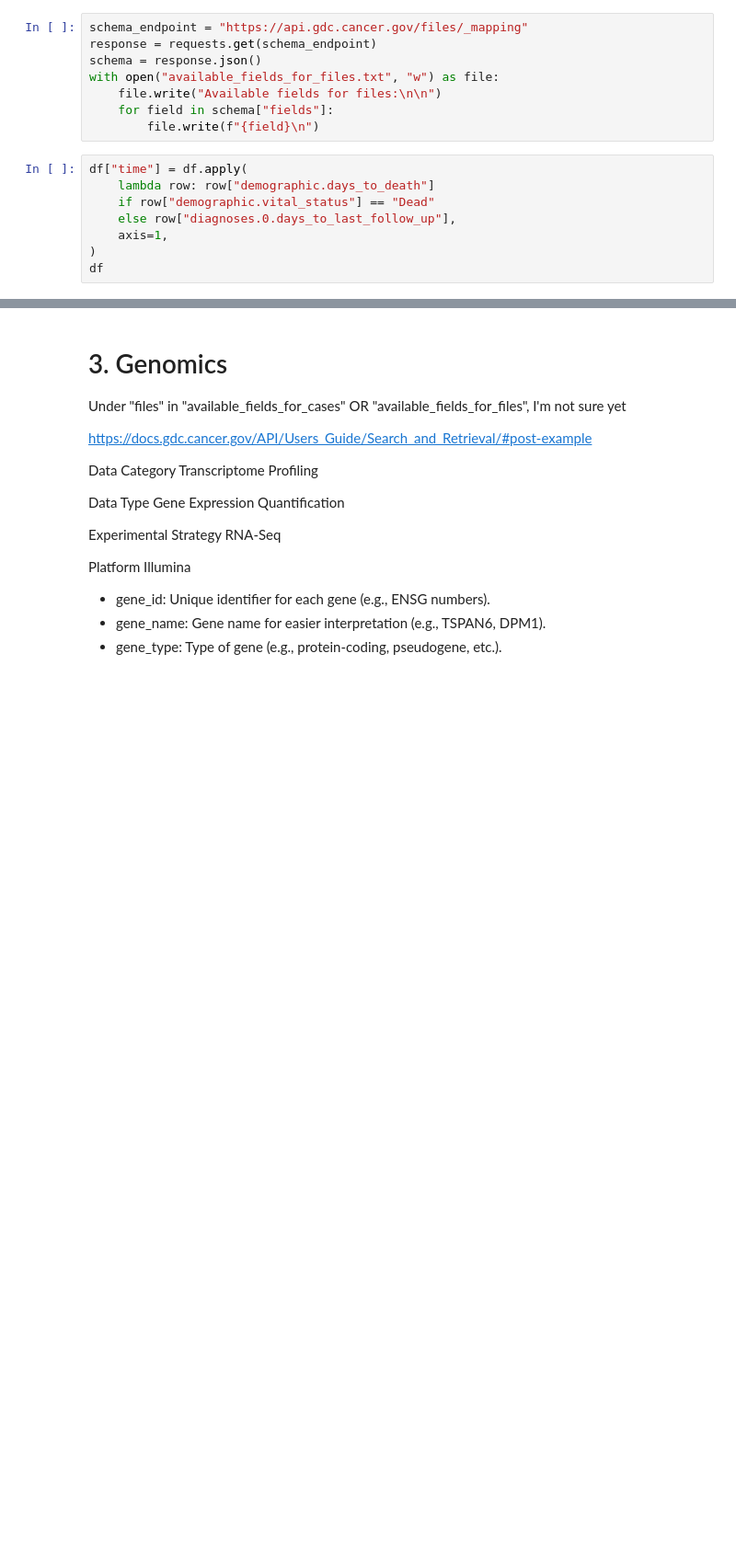
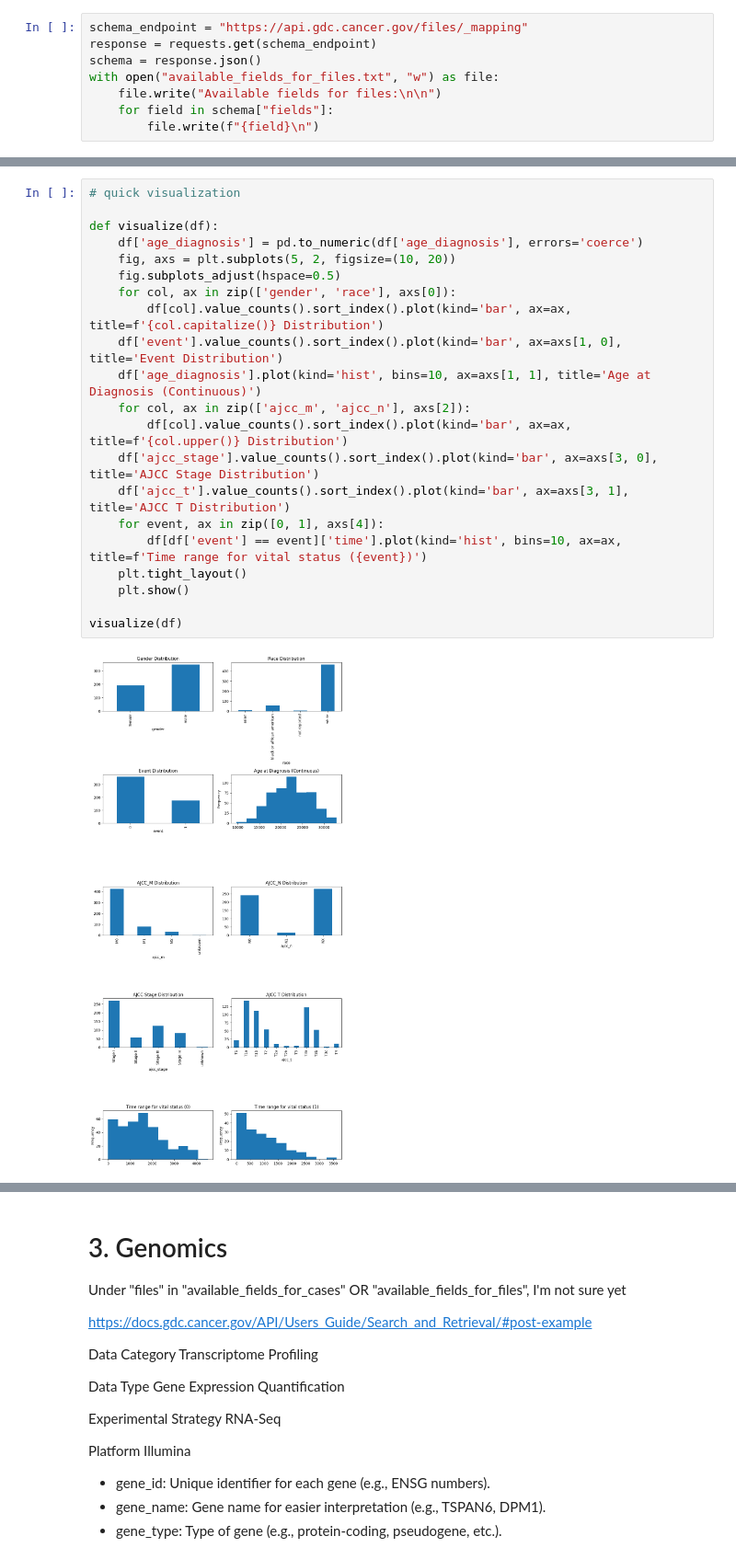
Before and after one commit to quanghieu31/multimodal-ccRCC, a Jupyter notebook: examples/data.ipynb, the cells around one changed output, grey strips where cells are left out. Shown at 92% size. Drawn from its saved outputs; the diff is of its cells as text; blank space fills up the shorter version.

```diff
--- a/examples/data.ipynb
+++ b/examples/data.ipynb
@@ -252,11 +236,3 @@ with open("available_fields_for_files.txt", "w") as file:
     file.write("Available fields for files:\n\n")
     for field in schema["fields"]:
         file.write(f"{field}\n")
-# %%
-df["time"] = df.apply(
-    lambda row: row["demographic.days_to_death"]
-    if row["demographic.vital_status"] == "Dead"
-    else row["diagnoses.0.days_to_last_follow_up"],
-    axis=1,
-)
-df
@@ -266,0 +291,23 @@ df
+# %%
+# quick visualization
+
+def visualize(df):
+    df['age_diagnosis'] = pd.to_numeric(df['age_diagnosis'], errors='coerce')
+    fig, axs = plt.subplots(5, 2, figsize=(10, 20))
+    fig.subplots_adjust(hspace=0.5)
+    for col, ax in zip(['gender', 'race'], axs[0]):
+        df[col].value_counts().sort_index().plot(kind='bar', ax=ax, title=f'{col.capitalize()} Distribution')
+    df['event'].value_counts().sort_index().plot(kind='bar', ax=axs[1, 0], title='Event Distribution')
+    df['age_diagnosis'].plot(kind='hist', bins=10, ax=axs[1, 1], title='Age at Diagnosis (Continuous)')
+    for col, ax in zip(['ajcc_m', 'ajcc_n'], axs[2]):
+        df[col].value_counts().sort_index().plot(kind='bar', ax=ax, title=f'{col.upper()} Distribution')
+    df['ajcc_stage'].value_counts().sort_index().plot(kind='bar', ax=axs[3, 0], title='AJCC Stage Distribution')
+    df['ajcc_t'].value_counts().sort_index().plot(kind='bar', ax=axs[3, 1], title='AJCC T Distribution')
+    for event, ax in zip([0, 1], axs[4]):
+        df[df['event'] == event]['time'].plot(kind='hist', bins=10, ax=ax, title=f'Time range for vital status ({event})')
+    plt.tight_layout()
+    plt.show()
+
+visualize(df)
+# %% [output]
+[figure, added]
```
Also changed, not shown: parts of 9 cells of this notebook, 2 other files.
